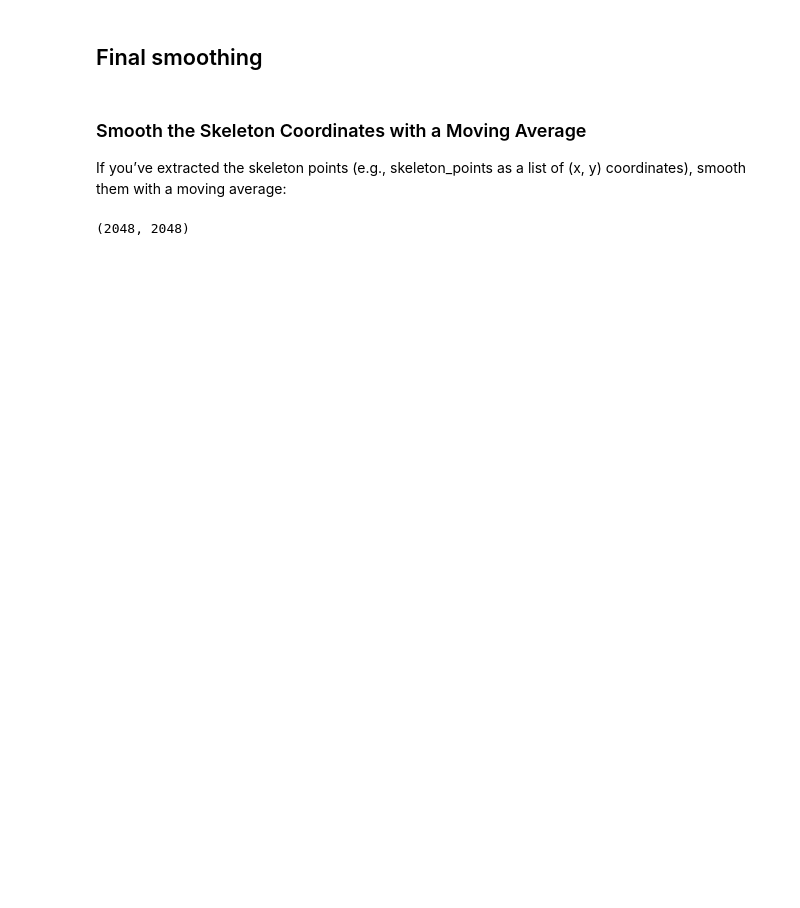
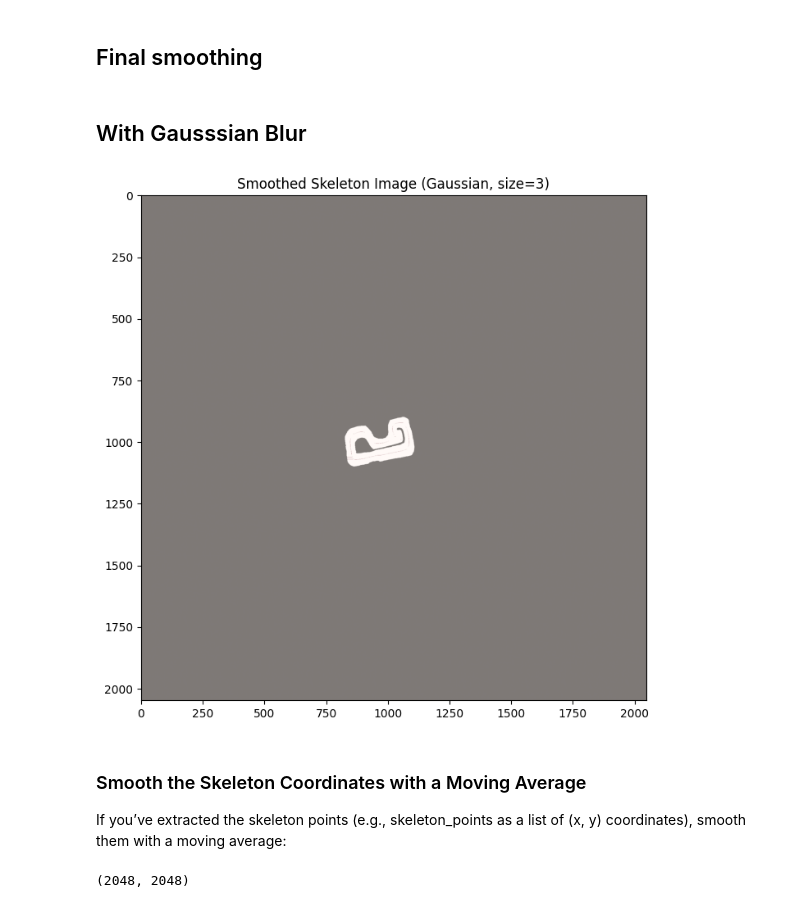
Before and after one commit to anjrew/race-lines-optimization, a Jupyter notebook: notebooks/create_map_boundries.ipynb, the cells around one changed output. Drawn from its saved outputs; the diff is of its cells as text; code cells hidden in the pictures; blank space fills up the shorter version.

```diff
--- a/notebooks/create_map_boundries.ipynb
+++ b/notebooks/create_map_boundries.ipynb
@@ -562,5 +573,32 @@ Skeleton pixels: 880
 # %% [markdown]
 ## Final smoothing
+# %% [markdown]
+## With Gausssian Blur
+# %%
+# Assuming 'skeleton' is your (2048, 2048) binary image
+smooth_factor = 3  # Kernel size (odd number: 3, 5, 7)
+smoothed_skeleton = cv2.GaussianBlur(skeleton, (smooth_factor, smooth_factor), 0)
+_, smoothed_skeleton = cv2.threshold(smoothed_skeleton, 127, 255, cv2.THRESH_BINARY)
+
+# Optional: Re-thin to ensure 1-pixel width
+try:
+    smoothed_skeleton = cv2.ximgproc.thinning(smoothed_skeleton)
+except ImportError:
+    kernel = np.ones((3, 3), np.uint8)
+    smoothed_skeleton = cv2.erode(smoothed_skeleton, kernel, iterations=1)
+
+# Visualize
+plt.figure(figsize=(10, 8))
+plt.imshow(binary, cmap='gray')
+plt.imshow(smoothed_skeleton, cmap='Reds', alpha=0.5)
+plt.title(f'Smoothed Skeleton Image (Gaussian, size={smooth_factor})')
+plt.show()
+
+# Save if needed
+if output_path:
+    cv2.imwrite(str(output_path / 'smoothed_skeleton.png'), smoothed_skeleton)
+# %% [output]
+[figure, added]
 # %% [markdown]
 ### Smooth the Skeleton Coordinates with a Moving Average
 
```
Also changed, not shown: parts of 5 cells of this notebook.
